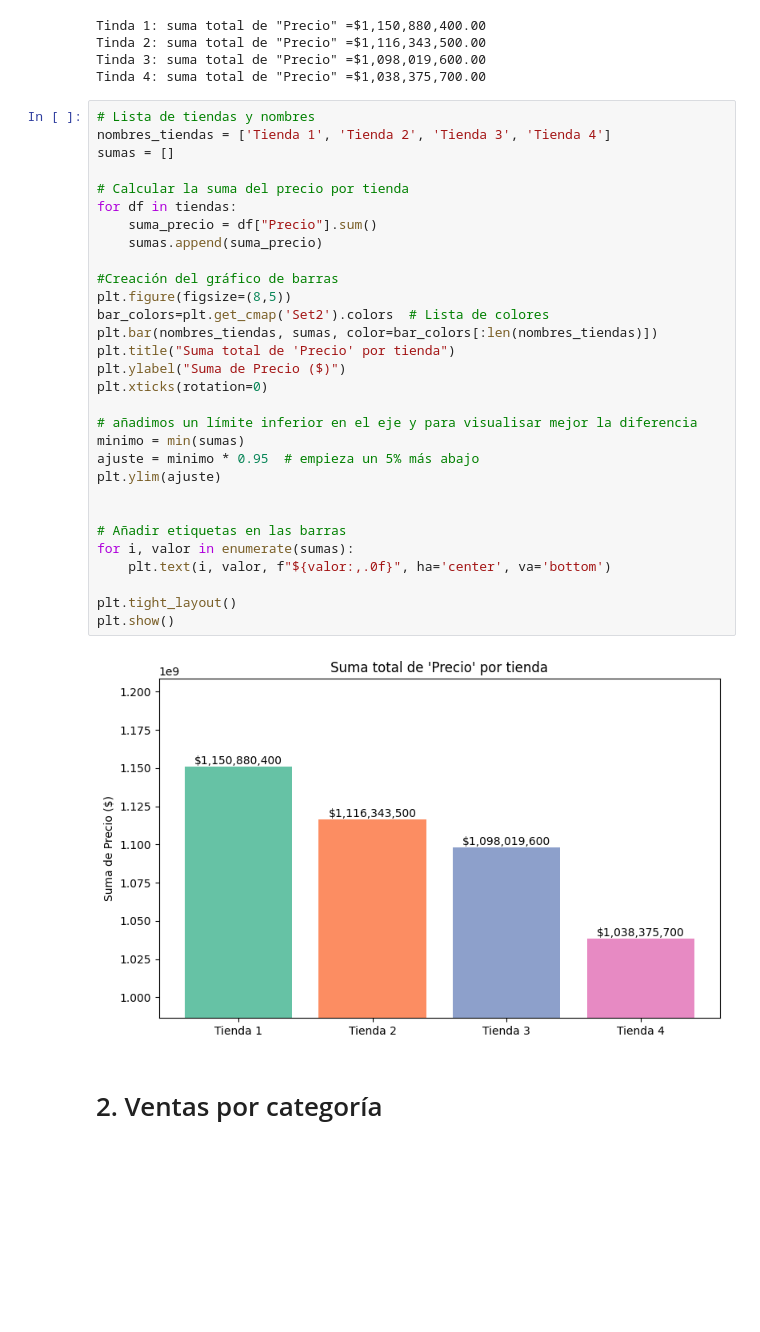
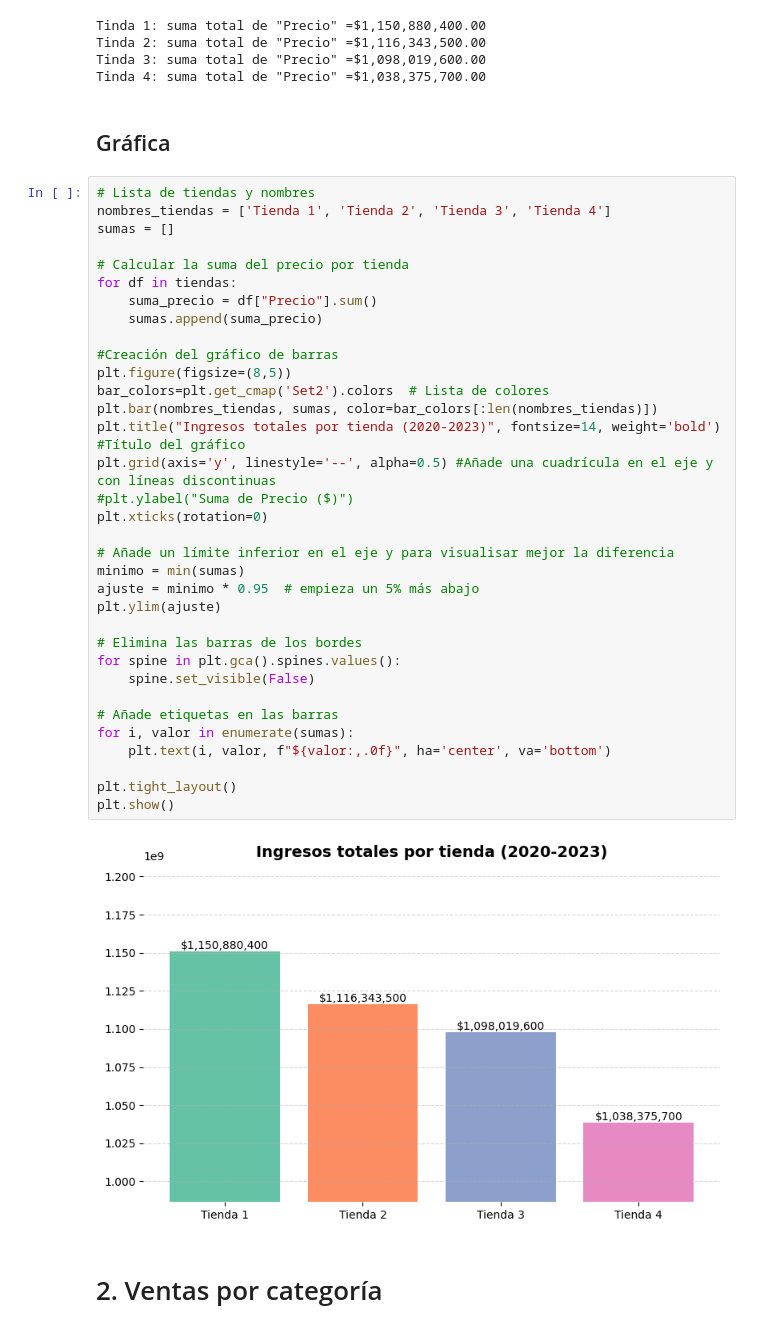
Before and after one commit to edtom09/challenge-alura-store, a Jupyter notebook: AluraStoreLatam.ipynb, the cells around one changed output. Drawn from its saved outputs; the diff is of its cells as text; blank space fills up the shorter version.

```diff
--- a/AluraStoreLatam.ipynb
+++ b/AluraStoreLatam.ipynb
@@ -146,37 +155,43 @@ Tinda 1: suma total de "Precio" =$1,150,880,400.00
 Tinda 2: suma total de "Precio" =$1,116,343,500.00
 Tinda 3: suma total de "Precio" =$1,098,019,600.00
 Tinda 4: suma total de "Precio" =$1,038,375,700.00
+# %% [markdown]
+## Gráfica
 # %%
 # Lista de tiendas y nombres
 nombres_tiendas = ['Tienda 1', 'Tienda 2', 'Tienda 3', 'Tienda 4']
 sumas = []
 
 # Calcular la suma del precio por tienda
 for df in tiendas:
     suma_precio = df["Precio"].sum()
     sumas.append(suma_precio)
 
 #Creación del gráfico de barras
 plt.figure(figsize=(8,5))
 bar_colors=plt.get_cmap('Set2').colors  # Lista de colores
 plt.bar(nombres_tiendas, sumas, color=bar_colors[:len(nombres_tiendas)])
-plt.title("Suma total de 'Precio' por tienda")
-plt.ylabel("Suma de Precio ($)")
+plt.title("Ingresos totales por tienda (2020-2023)", fontsize=14, weight='bold') #Título del gráfico
+plt.grid(axis='y', linestyle='--', alpha=0.5) #Añade una cuadrícula en el eje y con líneas discontinuas
+#plt.ylabel("Suma de Precio ($)")
 plt.xticks(rotation=0)
 
-# añadimos un límite inferior en el eje y para visualisar mejor la diferencia
+# Añade un límite inferior en el eje y para visualisar mejor la diferencia
 minimo = min(sumas)
 ajuste = minimo * 0.95  # empieza un 5% más abajo
 plt.ylim(ajuste)
 
+# Elimina las barras de los bordes
+for spine in plt.gca().spines.values():
+    spine.set_visible(False)
 
-# Añadir etiquetas en las barras
+# Añade etiquetas en las barras
 for i, valor in enumerate(sumas):
     plt.text(i, valor, f"${valor:,.0f}", ha='center', va='bottom')
 
 plt.tight_layout()
 plt.show()
 # %% [output]
-[figure, old version]
+[figure, new version]
 # %% [markdown]
 # 2. Ventas por categoría
```
Also changed, not shown: parts of 7 cells of this notebook.
